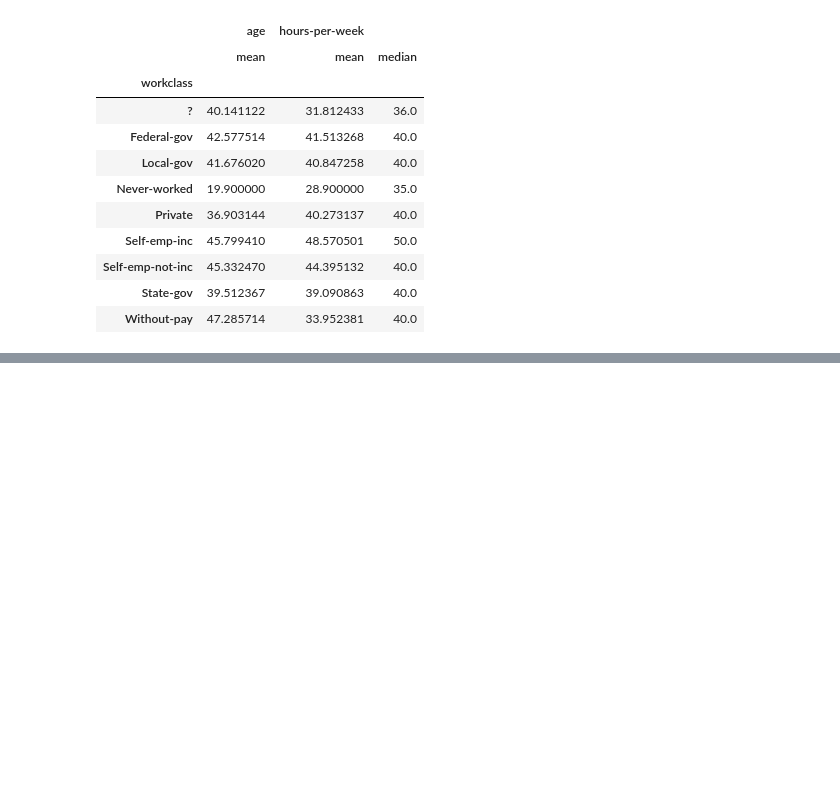
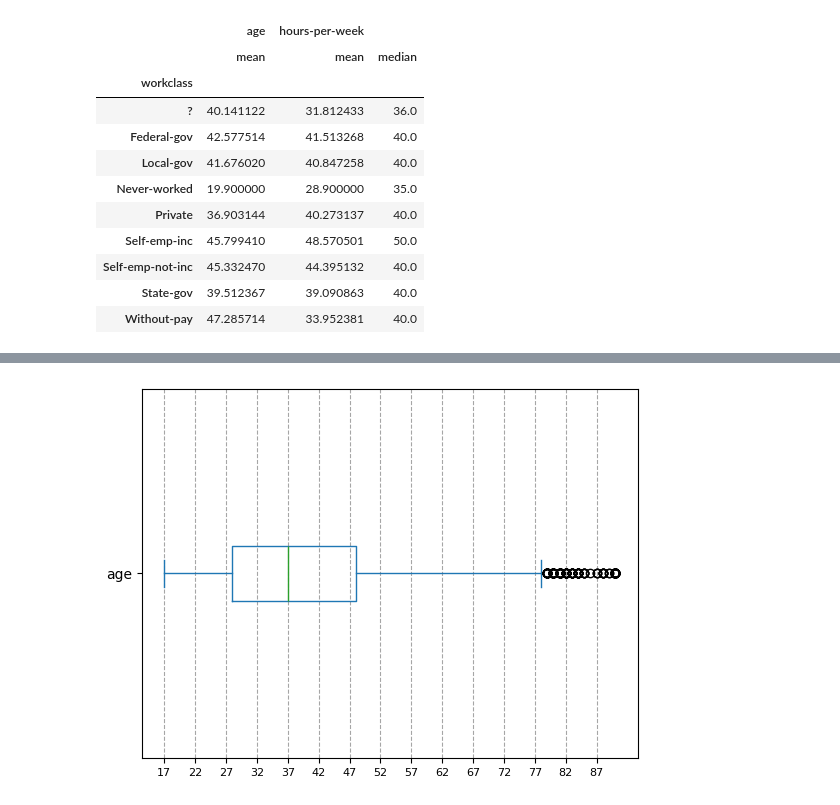
Before and after one commit to kalyuzhin/income-analysis-usa-residents, a Jupyter notebook: analysis.ipynb, the cells around one changed output, grey strips where cells are left out. Cells and saved outputs as stored; diff of their text form; code cells hidden in the pictures; blank space fills up the shorter version.

```diff
--- a/analysis.ipynb
+++ b/analysis.ipynb
@@ -223,0 +397,9 @@ data.groupby('workclass').agg({'age': ['mean'], 'hours-per-week': ['mean', 'medi
+# %%
+age = data['age']
+age.plot(kind='box', vert=False)
+plt.grid(axis='x', linestyle='--', alpha=0.7, color='gray')
+xticks = [i for i in range(17, 90, 5)]
+plt.xticks(xticks, fontsize=8)
+plt.show()
+# %% [output]
+[figure, added]
```
Also changed, not shown: parts of 79 cells of this notebook.
